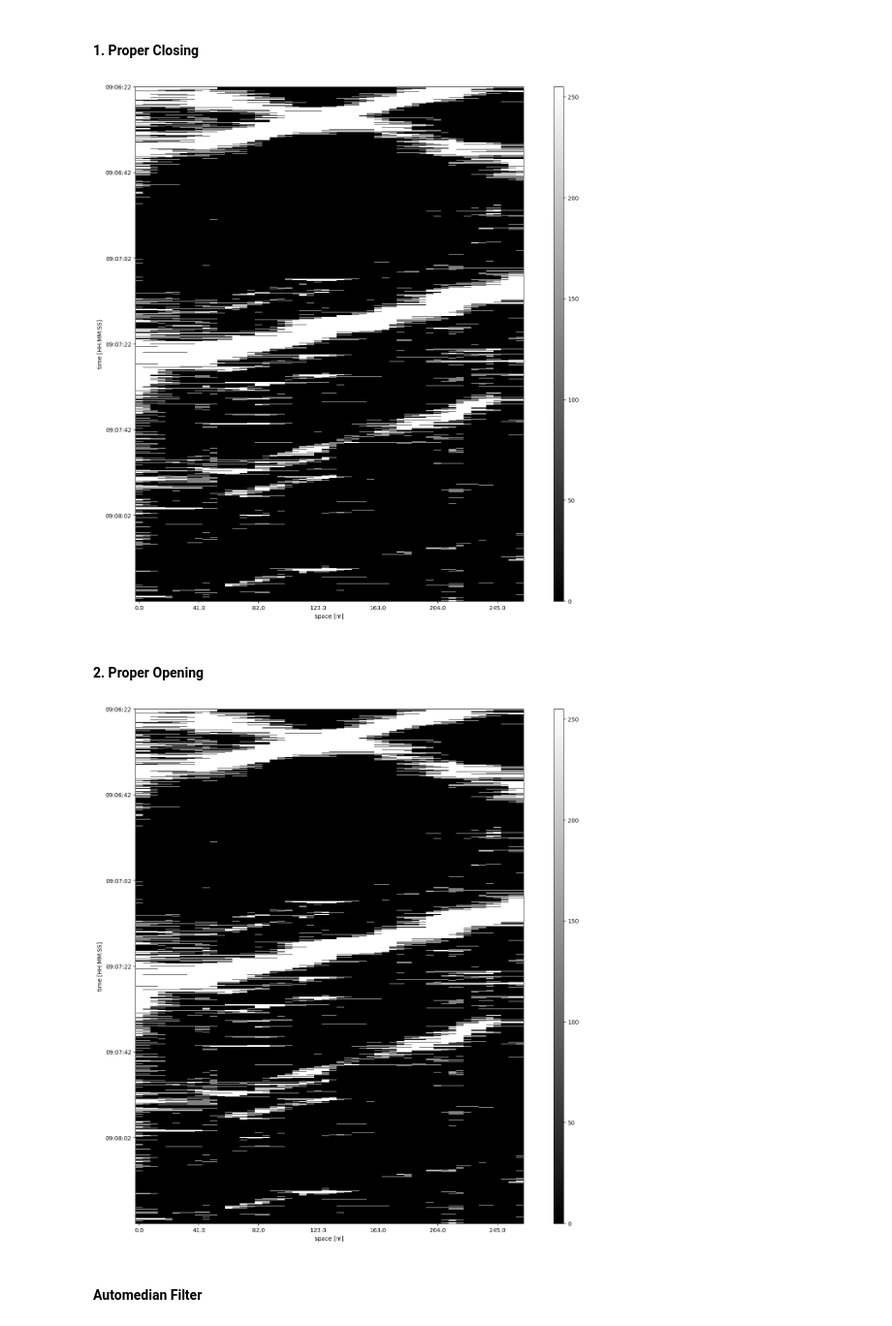
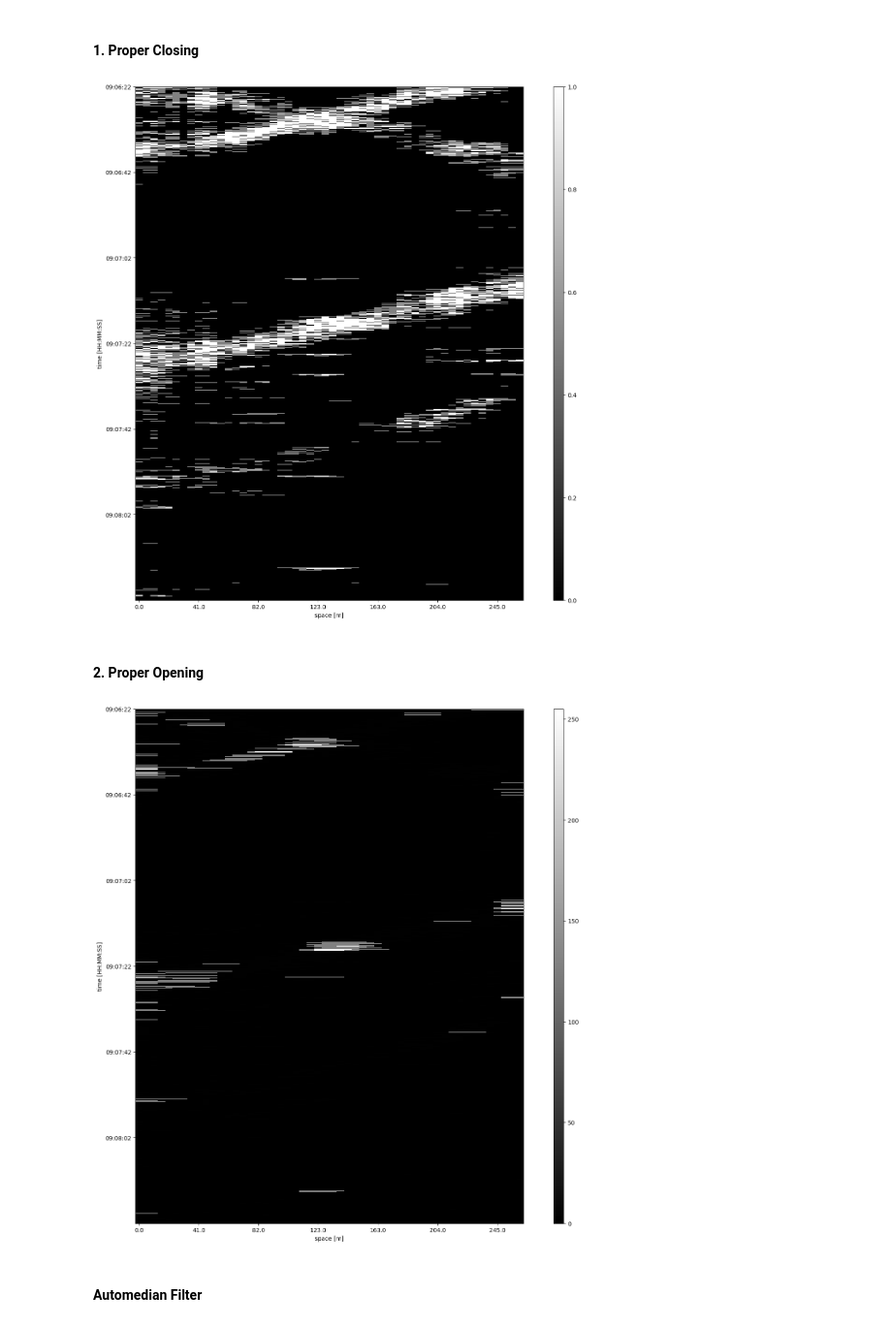
Before and after one commit to PBalewski/Movement-detection-in-DAS-recordings, a Jupyter notebook: DAS_file_overview.ipynb, the cells around one changed output. Shown at 97% size. Drawn from its saved outputs; the diff is of its cells as text; code cells hidden in the pictures.

```diff
--- a/DAS_file_overview.ipynb
+++ b/DAS_file_overview.ipynb
@@ -52,14 +52,14 @@ dt= 0.0016
 
 
 data = []
-first_file = '20240507_cut_npy/090622.npy' #\\
-last_file = '20240507_cut_npy/090812.npy' #\\
+first_file = '20240507_cut_npy\\090622.npy' #\\
+last_file = '20240507_cut_npy\\090812.npy' #\\
 for file in files:
    if file >= first_file and file <= last_file:
       data.append(np.load(file))
 
 data = np.concatenate(data)
-time_start = datetime.datetime.strptime('2024-05-07 ' + first_file.split("/")[-1].split(".")[0], "%Y-%m-%d %H%M%S") #\\
+time_start = datetime.datetime.strptime('2024-05-07 ' + first_file.split("\\")[-1].split(".")[0], "%Y-%m-%d %H%M%S") #\\
 index = pd.date_range(start=time_start, periods=len(data), freq=f'{dt}s')
 
 
@@ -248,17 +250,25 @@ display_gray(binarized_img, index, columns) # No matter which data we take, resu
 # %%
 struct = np.ones([5, 5], np.uint8)
 
-operation_1 = cv2.morphologyEx(binarized_img.astype(np.uint8) * 255, cv2.MORPH_CLOSE, struct) # CLOSING
+operation_1a = cv2.morphologyEx(binarized_img.astype(np.uint8) * 255, cv2.MORPH_CLOSE, struct)
+operation_1b = cv2.morphologyEx(operation_1a, cv2.MORPH_OPEN, struct)
+operation_1c = cv2.morphologyEx(operation_1b, cv2.MORPH_CLOSE, struct)
+operation_1 = np.minimum(binarized_img, operation_1c)
+
 display_gray(operation_1, index, columns)
 # %% [output]
-[figure, old version]
+[figure, new version]
 # %% [markdown]
 #### **2. Proper Opening** ####
 # %%
-operation_2 = cv2.morphologyEx(binarized_img.astype(np.uint8) * 255, cv2.MORPH_OPEN, struct) # OPENING
-display_gray(operation_1, index, columns)
+operation_2a = cv2.morphologyEx(binarized_img.astype(np.uint8) * 255, cv2.MORPH_OPEN, struct)
+operation_2b = cv2.morphologyEx(operation_2a, cv2.MORPH_CLOSE, struct)
+operation_2c = cv2.morphologyEx(operation_2b, cv2.MORPH_OPEN, struct)
+operation_2 = np.maximum(binarized_img, operation_2c)
+
+display_gray(operation_2, index, columns)
 # %% [output]
-[figure, old version]
+[figure, new version]
 # %% [markdown]
 #### **Automedian Filter** ####
 # %%
```
Also changed, not shown: parts of 5 cells of this notebook.
